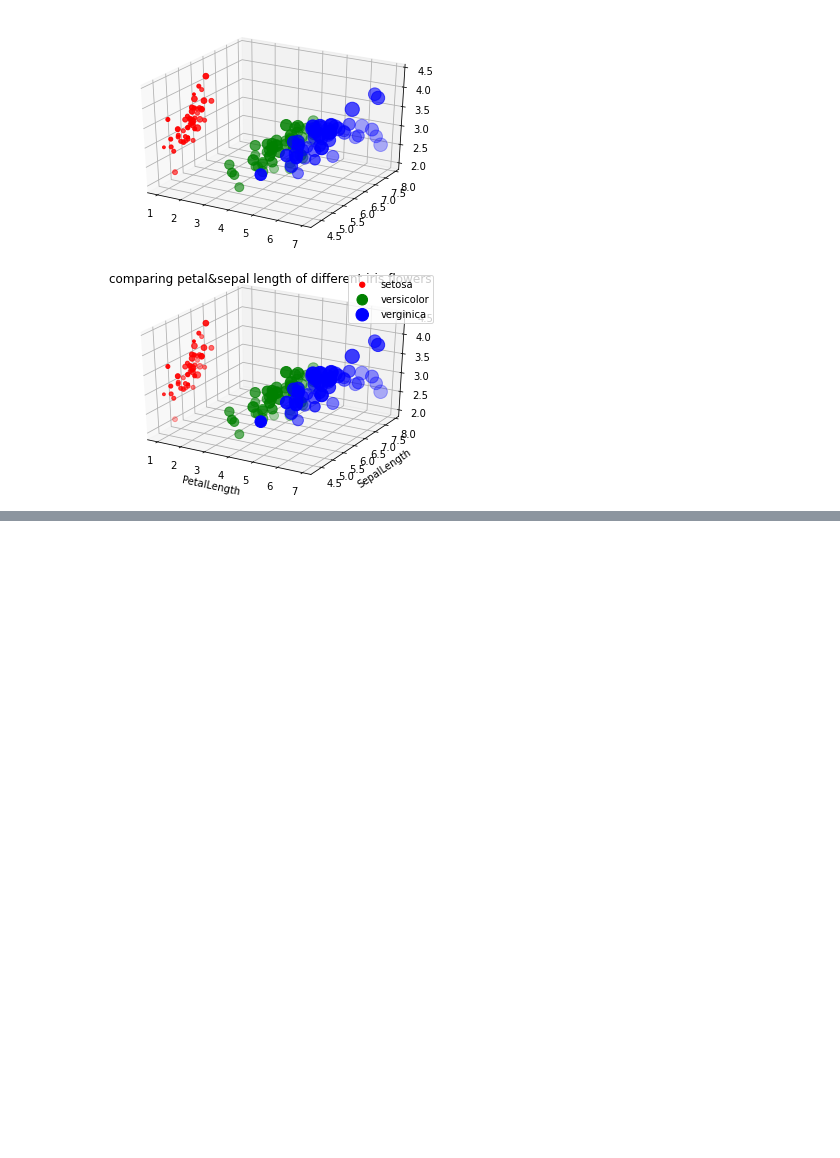
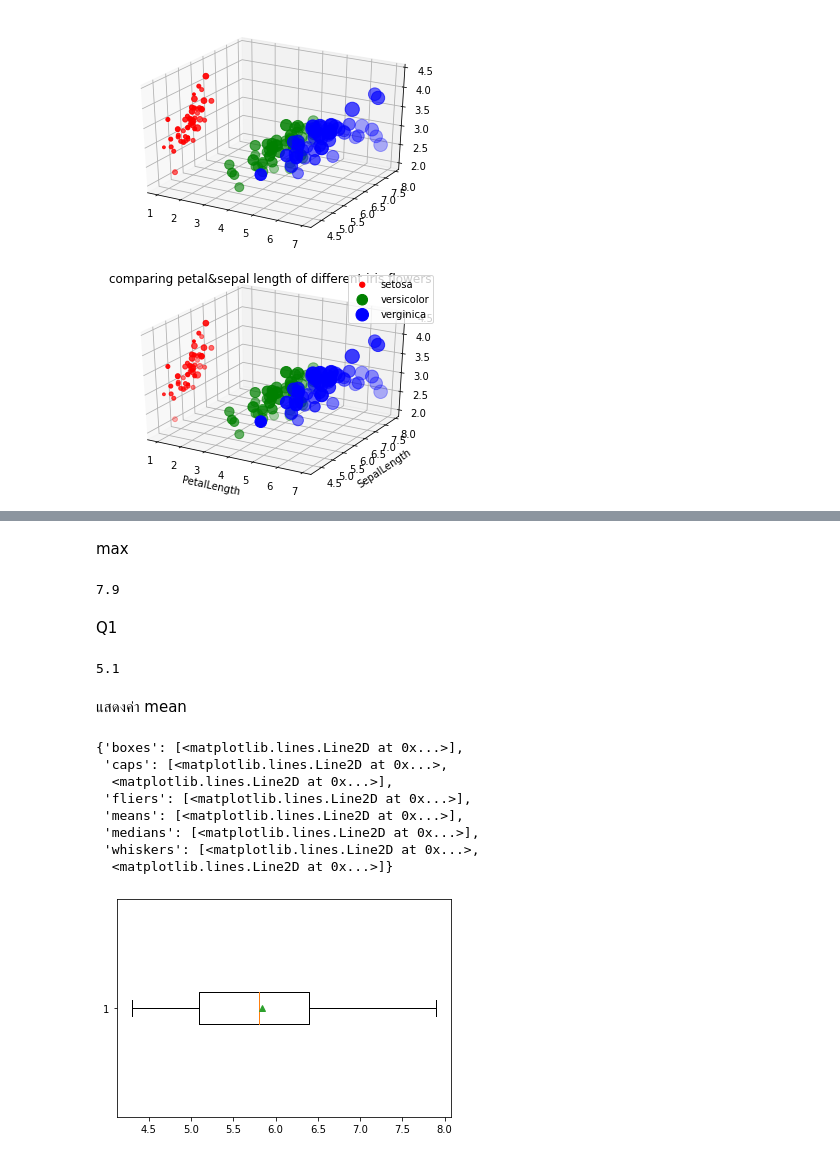
Before and after one commit to jittakorn-ch/data_viz_2022, a Jupyter notebook: DataViz02_Data_Distribution.ipynb, the cells around one changed output, grey strips where cells are left out. Drawn from its saved outputs; the diff is of its cells as text; code cells hidden in the pictures; blank space fills up the shorter version.

```diff
--- a/DataViz02_Data_Distribution.ipynb
+++ b/DataViz02_Data_Distribution.ipynb
@@ -172,0 +238,26 @@ plt.title('comparing petal&sepal length of different iris flowers');
+# %% [markdown]
+max
+# %%
+max(ybp['whiskers'][1].get_xdata())
+# %% [output]
+7.9
+# %% [markdown]
+Q1
+# %%
+max(ybp['whiskers'][0].get_xdata())
+# %% [output]
+5.1
+# %% [markdown]
+แสดงค่า mean
+# %%
+plt.boxplot(df['SepalLength'],vert=False, showmeans=True)
+# %% [output]
+{'boxes': [<matplotlib.lines.Line2D at 0x...>],
+ 'caps': [<matplotlib.lines.Line2D at 0x...>,
+  <matplotlib.lines.Line2D at 0x...>],
+ 'fliers': [<matplotlib.lines.Line2D at 0x...>],
+ 'means': [<matplotlib.lines.Line2D at 0x...>],
+ 'medians': [<matplotlib.lines.Line2D at 0x...>],
+ 'whiskers': [<matplotlib.lines.Line2D at 0x...>,
+  <matplotlib.lines.Line2D at 0x...>]}
+[figure, added]
```
Also changed, not shown: parts of 22 cells of this notebook.
